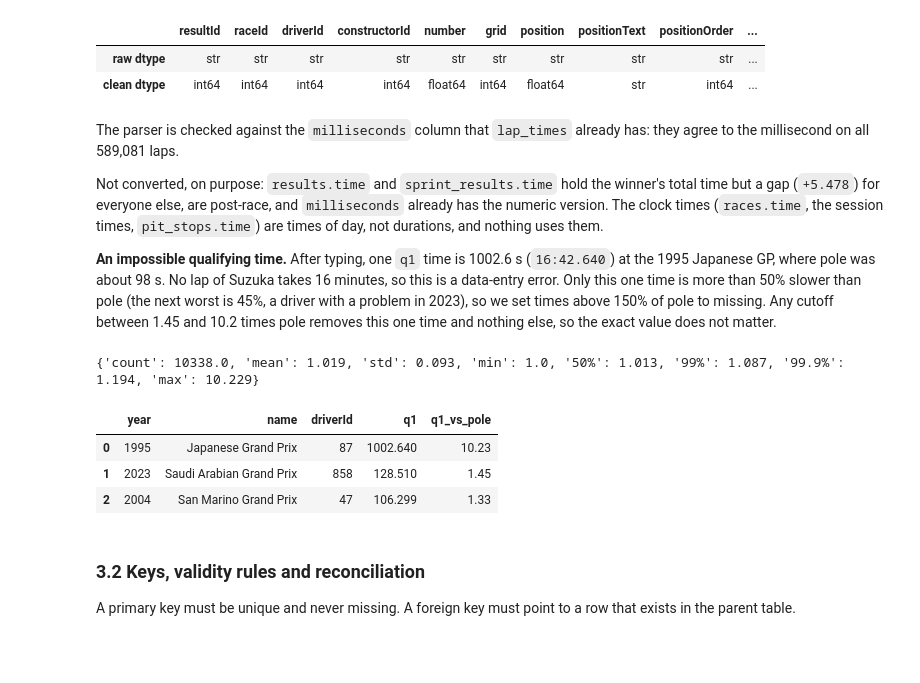
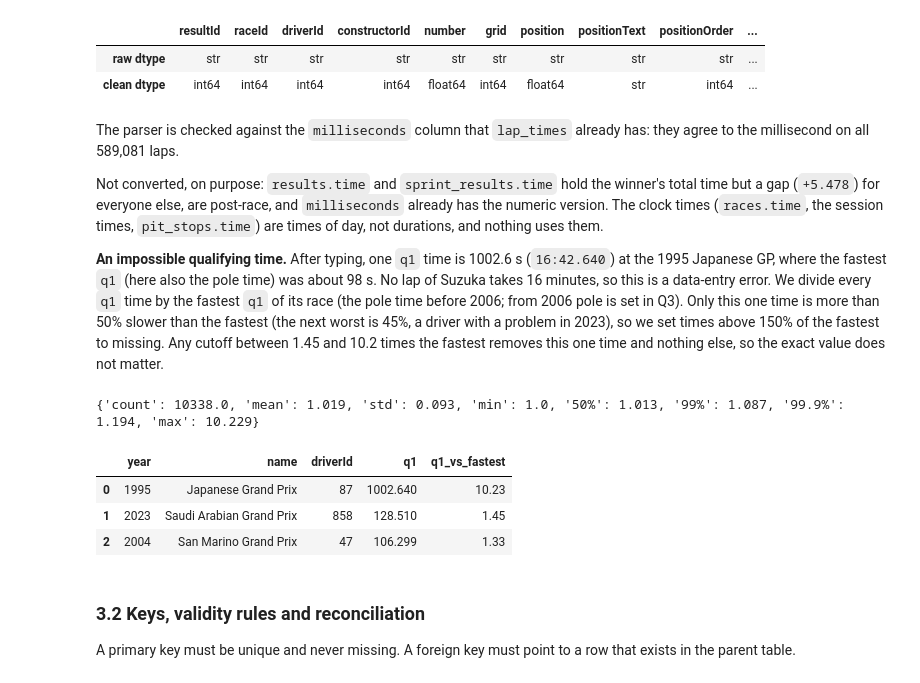
Before and after one commit to HamadaTamer/AI-Tools-Lab-F1-Project, a Jupyter notebook: F1_podium_prediction.ipynb, the cells around one changed output. Cells and saved outputs as stored; diff of their text form; code cells hidden in the pictures; blank space fills up the shorter version.

```diff
--- a/F1_podium_prediction.ipynb
+++ b/F1_podium_prediction.ipynb
@@ -342,8 +342,8 @@ for name, values in CATEGORIES.items():
     print('  ', counts.to_dict())
     prefixes = pd.Series(counts.index, index=counts.index).str.lower().str[:5]
     flagged = prefixes[prefixes.duplicated(keep=False)]
-    for _, group in flagged.groupby(flagged):
-        print('   flagged:', list(group.index))
+    for _, same_prefix in flagged.groupby(flagged):
+        print('   flagged:', list(same_prefix.index))
 # %% [output]
 drivers.nationality: 43 values
    {'American': 158, 'American-Italian': 1, 'Argentine': 24, 'Argentine-Italian': 1, 'Argentinian': 1, 'Australian': 19, 'Austrian': 15, 'Belgian': 23, 'Brazilian': 32, 'British': 166, 'Canadian': 14, ...
@@ -482,18 +482,18 @@ The parser is checked against the `milliseconds` column that `lap_times` already
 
 Not converted, on purpose: `results.time` and `sprint_results.time` hold the winner's total time but a gap (`+5.478`) for everyone else, are post-race, and `milliseconds` already has the numeric version. The clock times (`races.time`, the session times, `pit_stops.time`) are times of day, not durations, and nothing uses them.
 
-**An impossible qualifying time.** After typing, one `q1` time is 1002.6 s (`16:42.640`) at the 1995 Japanese GP, where pole was about 98 s. No lap of Suzuka takes 16 minutes, so this is a data-entry error. Only this one time is more than 50% slower than pole (the next worst is 45%, a driver with a problem in 2023), so we set times above 150% of pole to missing. Any cutoff between 1.45 and 10.2 times pole removes this one time and nothing else, so the exact value does not matter.
+**An impossible qualifying time.** After typing, one `q1` time is 1002.6 s (`16:42.640`) at the 1995 Japanese GP, where the fastest `q1` (here also the pole time) was about 98 s. No lap of Suzuka takes 16 minutes, so this is a data-entry error. We divide every `q1` time by the fastest `q1` of its race (the pole time before 2006; from 2006 pole is set in Q3). Only this one time is more than 50% slower than the fastest (the next worst is 45%, a driver with a problem in 2023), so we set times above 150% of the fastest to missing. Any cutoff between 1.45 and 10.2 times the fastest removes this one time and nothing else, so the exact value does not matter.
 # %%
 quali = clean['qualifying']
-q1_vs_pole = quali['q1'] / quali.groupby('raceId')['q1'].transform('min')
-print(q1_vs_pole.describe(percentiles=[0.5, 0.99, 0.999]).round(3).to_dict())
-slowest = quali.assign(q1_vs_pole=q1_vs_pole.round(2)).nlargest(3, 'q1_vs_pole')
-display(slowest.merge(clean['races'][['raceId', 'year', 'name']], on='raceId')[['year', 'name', 'driverId', 'q1', 'q1_vs_pole']])
-too_slow = q1_vs_pole > 1.5
+q1_vs_fastest = quali['q1'] / quali.groupby('raceId')['q1'].transform('min')
+print(q1_vs_fastest.describe(percentiles=[0.5, 0.99, 0.999]).round(3).to_dict())
+slowest = quali.assign(q1_vs_fastest=q1_vs_fastest.round(2)).nlargest(3, 'q1_vs_fastest')
+display(slowest.merge(clean['races'][['raceId', 'year', 'name']], on='raceId')[['year', 'name', 'driverId', 'q1', 'q1_vs_fastest']])
+too_slow = q1_vs_fastest > 1.5
 quali.loc[too_slow, 'q1'] = np.nan
 # %% [output]
 {'count': 10338.0, 'mean': 1.019, 'std': 0.093, 'min': 1.0, '50%': 1.013, '99%': 1.087, '99.9%': 1.194, 'max': 10.229}
-|  | year | name | driverId | q1 | q1_vs_pole |
+|  | year | name | driverId | q1 | q1_vs_fastest |
 | 0 | 1995 | Japanese Grand Prix | 87 | 1002.640 | 10.23 |
 | 1 | 2023 | Saudi Arabian Grand Prix | 858 | 128.510 | 1.45 |
 | 2 | 2004 | San Marino Grand Prix | 47 | 106.299 | 1.33 |
```
Also changed, not shown: parts of 13 cells of this notebook, 3 other files.
